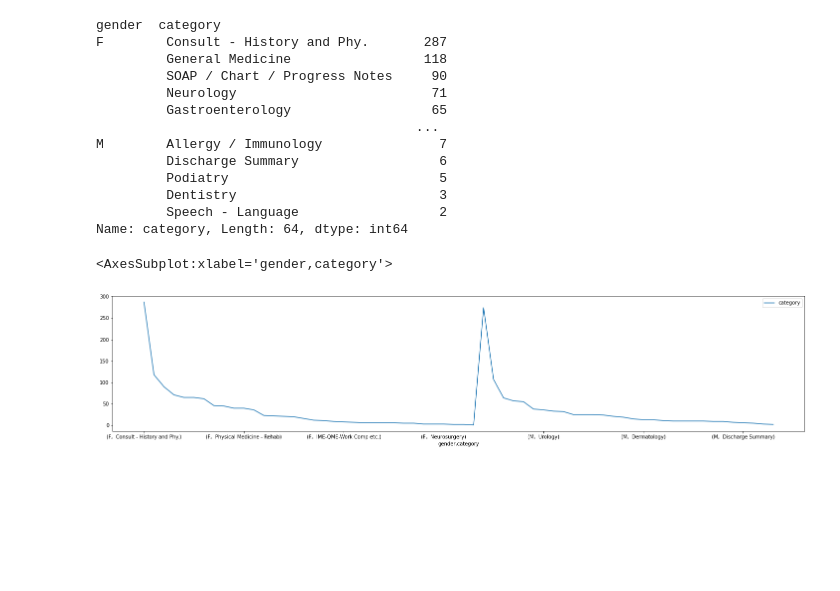
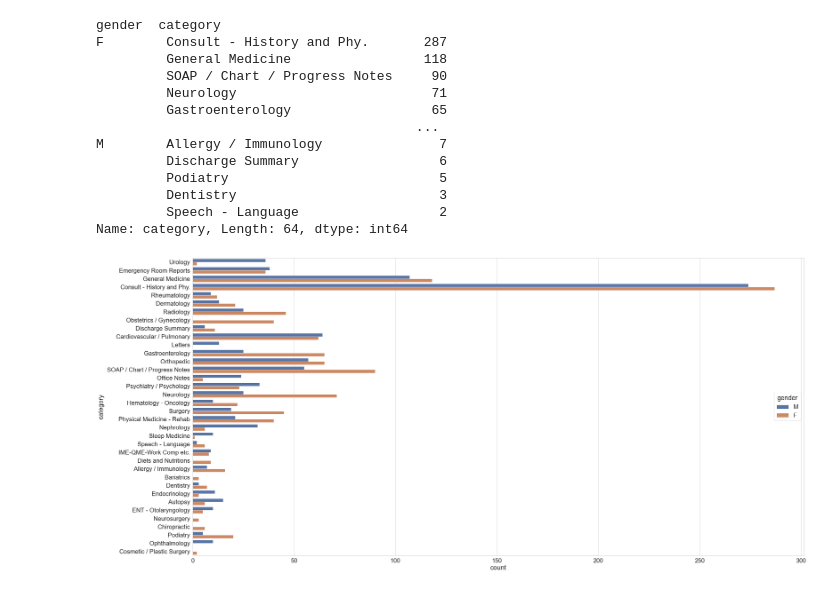
Before and after one commit to Aneruth/Data-Analytics, a Jupyter notebook: Practical Session 1/Test.ipynb, the cells around one changed output. Drawn from its saved outputs; the diff is of its cells as text; code cells hidden in the pictures; blank space fills up the shorter version.

```diff
--- a/Practical Session 1/Test.ipynb
+++ b/Practical Session 1/Test.ipynb
@@ -205,8 +205,10 @@ M        Allergy / Immunology               7
          Dentistry                          3
          Speech - Language                  2
 Name: category, Length: 64, dtype: int64
-# %%
-cat.plot(kind='line', ax=None, figsize=(25,5),legend=True)
-# %% [output]
-<AxesSubplot:xlabel='gender,category'>
-[figure, removed]
+# %%
+plt.figure(figsize=(40,20))
+sns.set_style('whitegrid')
+sns.countplot(y='category',data=merge_data,hue='gender')
+sns.set(font_scale=3)
+# %% [output]
+[figure, added]
```
